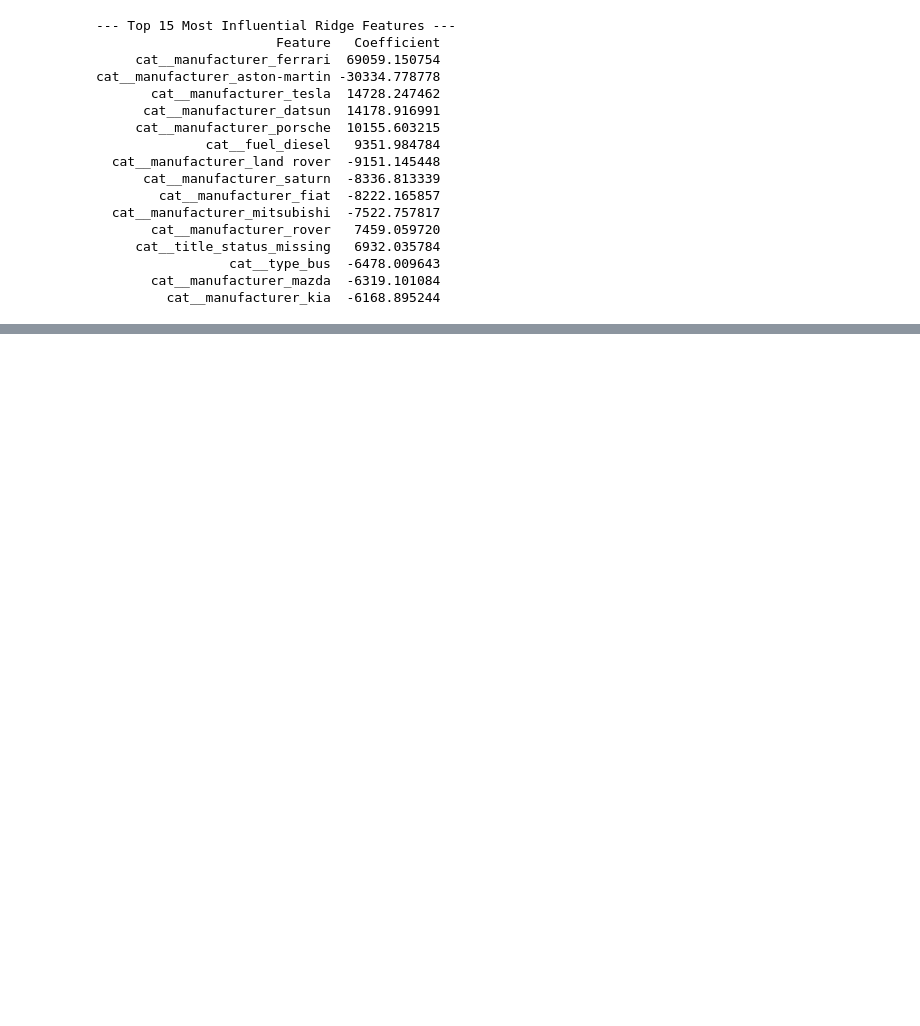
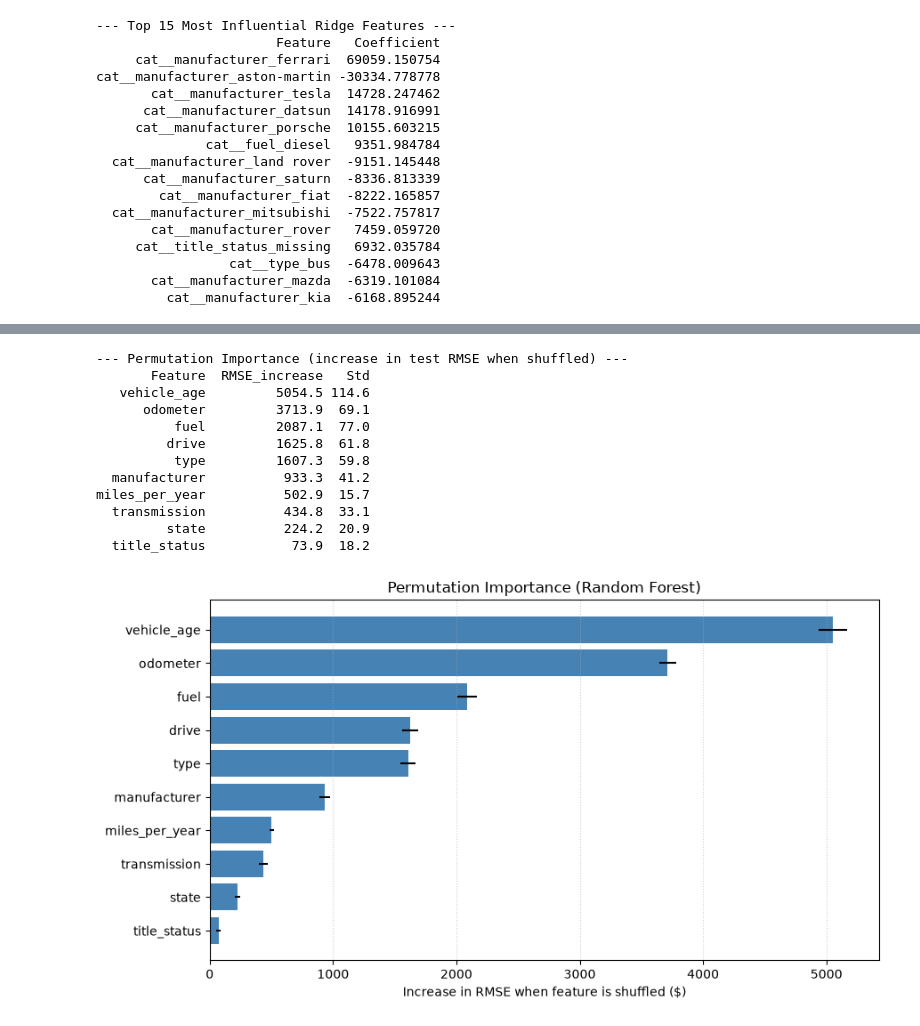
Before and after one commit to Fergus1101/CT4101-Craigslist-Car-Price-Prediction, a Jupyter notebook: notebooks/03_model_comparison_and_evaluation.ipynb, the cells around one changed output, grey strips where cells are left out. Saved outputs shown, nothing was run; the diff lists cells and outputs as text; code cells hidden in the pictures; blank space fills up the shorter version.

Commit message:
pinned package version, cleaned up notebook 3 and added error analysis

```diff
--- a/notebooks/03_model_comparison_and_evaluation.ipynb
+++ b/notebooks/03_model_comparison_and_evaluation.ipynb
@@ -467,0 +541,50 @@ cat__manufacturer_aston-martin -30334.778778
+# %%
+# Permutation feature importance for Random Forest (test set)
+from sklearn.inspection import permutation_importance
+
+perm = permutation_importance(
+    random_forest_model,           # full pipeline, so we shuffle the ORIGINAL columns
+    X_test,
+    y_test,
+    scoring='neg_root_mean_squared_error',
+    n_repeats=5,
+    random_state=42,
+    n_jobs=-1
+)
+
+importance_df = pd.DataFrame({
+    'Feature': X_test.columns,
+    'RMSE_increase': perm.importances_mean,
+    'Std': perm.importances_std
+}).sort_values('RMSE_increase', ascending=False)
+
+print("--- Permutation Importance (increase in test RMSE when shuffled) ---")
+print(importance_df.round(1).to_string(index=False))
+
+# Bar chart
+plt.figure(figsize=(9, 5))
+plt.barh(
+    importance_df['Feature'][::-1],
+    importance_df['RMSE_increase'][::-1],
+    xerr=importance_df['Std'][::-1],
+    color='steelblue'
+)
+plt.xlabel("Increase in RMSE when feature is shuffled ($)")
+plt.title("Permutation Importance (Random Forest)")
+plt.grid(True, linestyle=':', alpha=0.6, axis='x')
+plt.tight_layout()
+plt.show()
+# %% [output]
+--- Permutation Importance (increase in test RMSE when shuffled) ---
+       Feature  RMSE_increase   Std
+   vehicle_age         5054.5 114.6
+      odometer         3713.9  69.1
+          fuel         2087.1  77.0
+         drive         1625.8  61.8
+          type         1607.3  59.8
+  manufacturer          933.3  41.2
+miles_per_year          502.9  15.7
+  transmission          434.8  33.1
+         state          224.2  20.9
+  title_status           73.9  18.2
+[figure, added]
```
Also changed, not shown: parts of 18 cells of this notebook, 4 other files.
